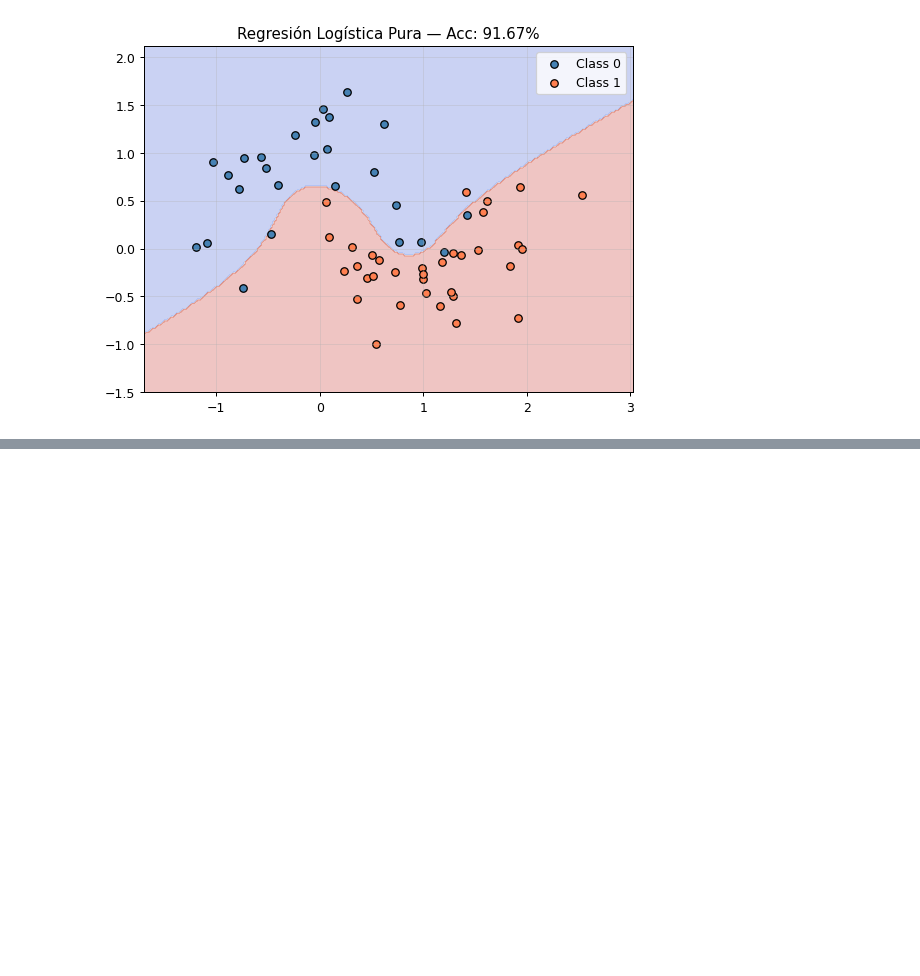
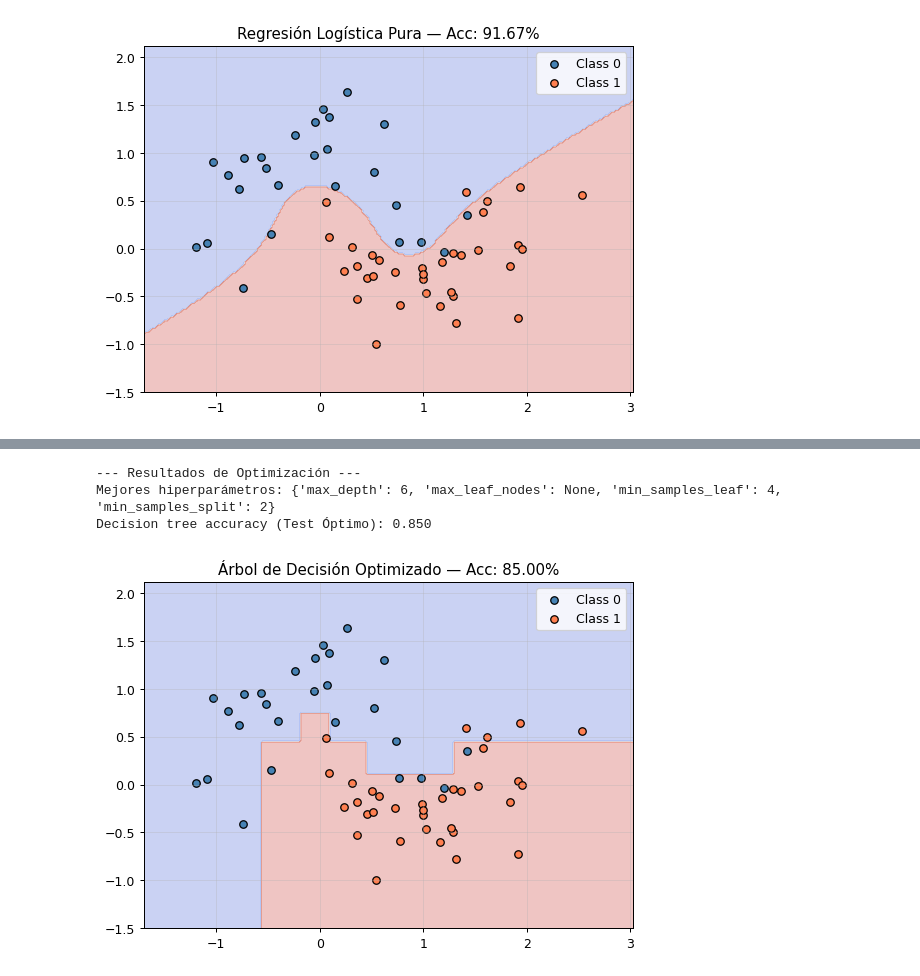
Before and after one commit to jokker5502/Machine-Learning-6-SIN-A-Mar-Jul-2026, a Jupyter notebook: trees.ipynb, the cells around one changed output, grey strips where cells are left out. Cells and saved outputs as stored; diff of their text form; code cells hidden in the pictures; blank space fills up the shorter version.

```diff
--- a/trees.ipynb
+++ b/trees.ipynb
@@ -70,0 +100,32 @@ Accuracy EXCLUSIVO con Regresión Logística (test): 91.67%
+# %%
+param_grid = {
+    'max_depth': [3, 4, 5, 6, 7, 8, None],
+    'min_samples_split': [2, 5, 10, 15],
+    'min_samples_leaf': [1, 2, 4, 6, 8],
+    'max_leaf_nodes': [None, 10, 15, 20, 25]
+}
+
+grid_search = GridSearchCV(
+    DecisionTreeClassifier(random_state=42),
+    param_grid,
+    cv=5,
+    scoring='accuracy',
+    n_jobs=-1
+)
+
+grid_search.fit(X_train, y_train)
+
+best_tree = grid_search.best_estimator_
+
+acc_best_tree = accuracy_score(y_test, best_tree.predict(X_test))
+
+print("--- Resultados de Optimización ---")
+print(f"Mejores hiperparámetros: {grid_search.best_params_}")
+print(f"Decision tree accuracy (Test Óptimo): {acc_best_tree:.3f}")
+
+plot_decision_boundary(best_tree, X_test, y_test, f'Árbol de Decisión Optimizado — Acc: {acc_best_tree:.2%}')
+# %% [output]
+--- Resultados de Optimización ---
+Mejores hiperparámetros: {'max_depth': 6, 'max_leaf_nodes': None, 'min_samples_leaf': 4, 'min_samples_split': 2}
+Decision tree accuracy (Test Óptimo): 0.850
+[figure, added]
```
Also changed, not shown: parts of 2 cells of this notebook.
